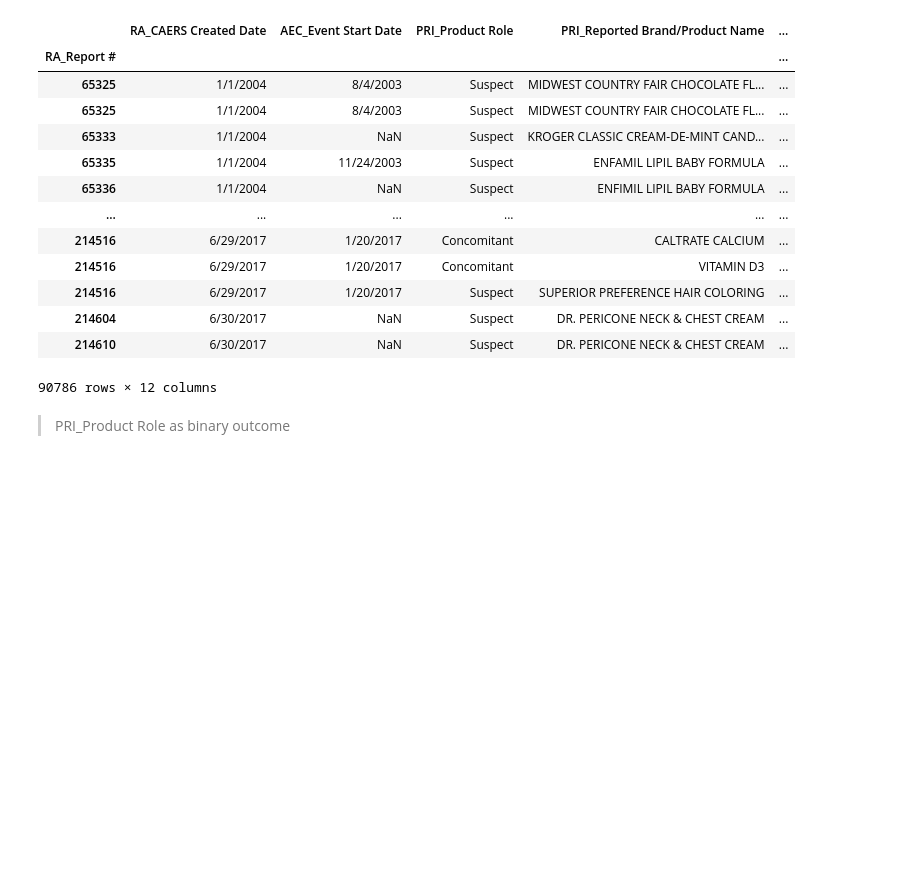
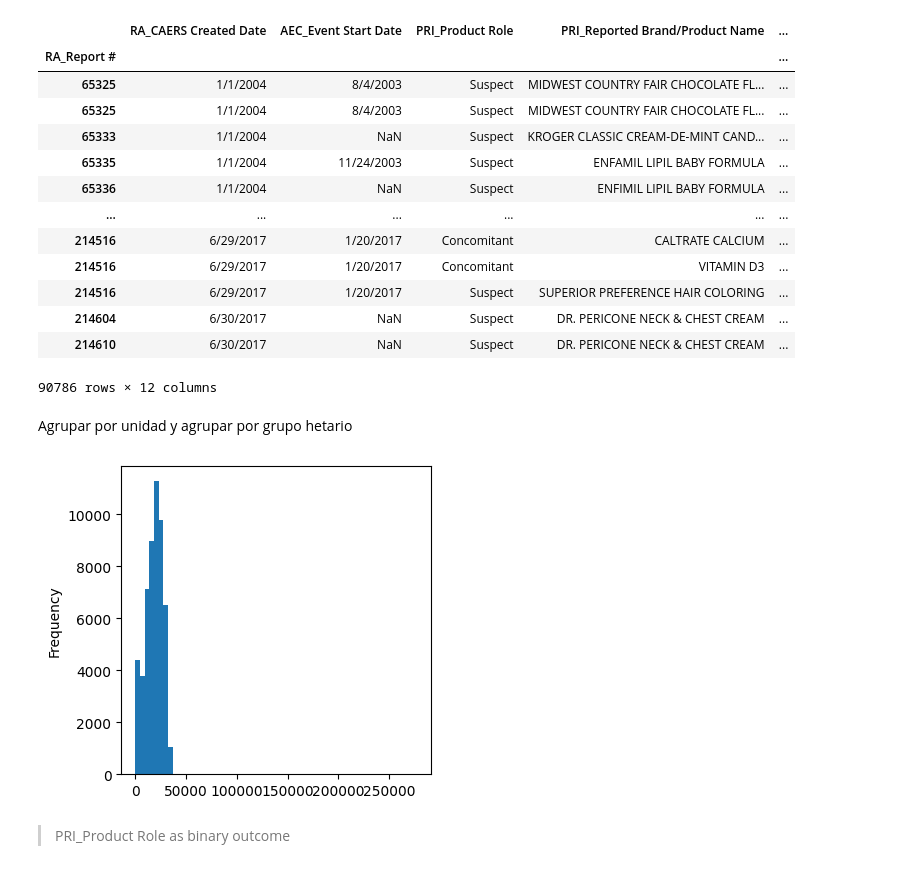
Before and after one commit to LorennMarque/ProyectoMillonario, a Jupyter notebook: data/test.ipynb, the cells around one changed output. Saved outputs shown, nothing was run; the diff lists cells and outputs as text; code cells hidden in the pictures; blank space fills up the shorter version.

Commit message:
graph

```diff
--- a/data/test.ipynb
+++ b/data/test.ipynb
@@ -128,3 +128,5 @@ data
 | 214604 | 6/30/2017 | NaN | Suspect | DR. PERICONE NECK & CHEST CREAM | ... |
 | 214610 | 6/30/2017 | NaN | Suspect | DR. PERICONE NECK & CHEST CREAM | ... |
 90786 rows × 12 columns
+# %% [markdown]
+Agrupar por unidad y agrupar por grupo hetario
@@ -131,3 +136,7 @@ data
+# %%
+ax = (data['age_in_days']).plot.hist(figsize=(4,4), bins=60)
+# %% [output]
+[figure, added]
 # %% [markdown]
 >PRI_Product Role as binary outcome
 # %% [markdown]
```
Also changed, not shown: parts of 1 cell of this notebook.
